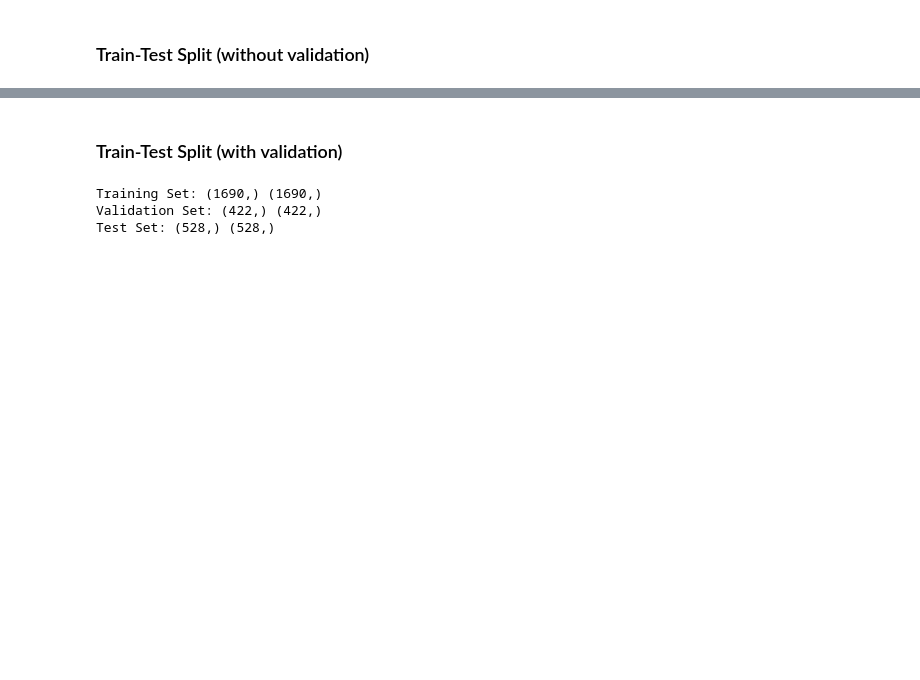
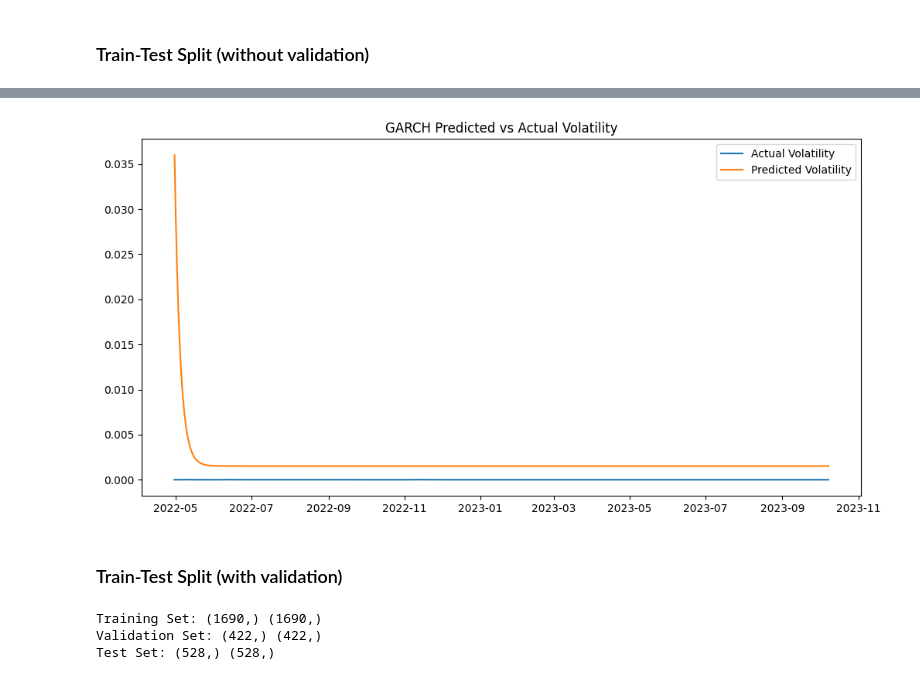
Before and after one commit to zhyoung17/crypto-rv-forecast, a Jupyter notebook: notebooks/models/GARCH.ipynb, the cells around one changed output, grey strips where cells are left out. Drawn from its saved outputs; the diff is of its cells as text; code cells hidden in the pictures; blank space fills up the shorter version.

```diff
--- a/notebooks/models/GARCH.ipynb
+++ b/notebooks/models/GARCH.ipynb
@@ -132,0 +103,5 @@ DatetimeIndex(['2022-04-27', '2022-04-28', '2022-04-29', '2022-04-30',
+# %%
+params = garch_fit.params
+omega = params['omega']
+alpha = [params[f'alpha[{i+1}]'] for i in range(p)]
+beta = [params[f'beta[{i+1}]'] for i in range(q)]
@@ -133,3 +128,37 @@ DatetimeIndex(['2022-04-27', '2022-04-28', '2022-04-29', '2022-04-30',
+# %%
+predicted_volatility = []
+
+# Get the most recent realised variances
+last_RV = RV_train[train_size-q:train_size]
+last_con_var = garch_fit.conditional_volatility
+
+# Compute volatility iteratively using GARCH equation
+for j in range(test_size):
+    r = r_test.iloc[j]
+    RV = RV_test.iloc[j]
+    new_variance = omega
+    for i in range(p):
+        new_variance += alpha[i] * last_RV.iloc[-(1+i)]
+    for i in range(q):
+        new_variance += beta[i] * last_con_var.iloc[-(1+i)]
+    predicted_volatility.append(new_variance)
+    # Update for next step
+    last_con_var = last_con_var.shift(-1)
+    last_con_var.iloc[-1] = new_variance
+    last_RV = last_RV.shift(-1)
+    last_RV.iloc[-1] = RV
+
+predicted_volatility = pd.Series(predicted_volatility, index=r_test.index)
+# %%
+# Plot predicted and actual volatility
+plt.figure(figsize=(12, 6))
+plt.plot(RV_test, label="Actual Volatility")
+plt.plot(predicted_volatility, label="Predicted Volatility")
+plt.title("GARCH Predicted vs Actual Volatility")
+plt.legend()
+plt.show()
+# %% [output]
+[figure, added]
 # %% [markdown]
 ### Train-Test Split (with validation)
 # %%
```
Also changed, not shown: parts of 24 cells of this notebook.
